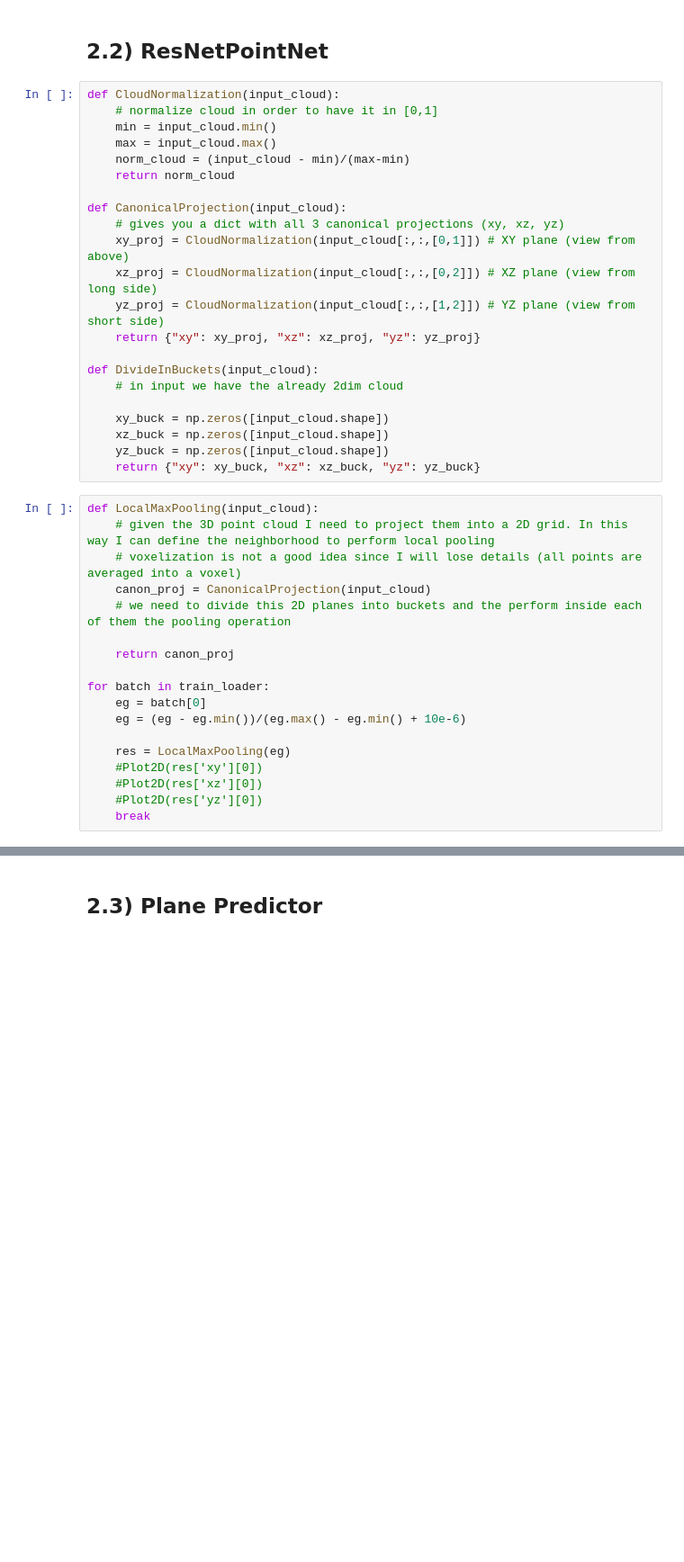
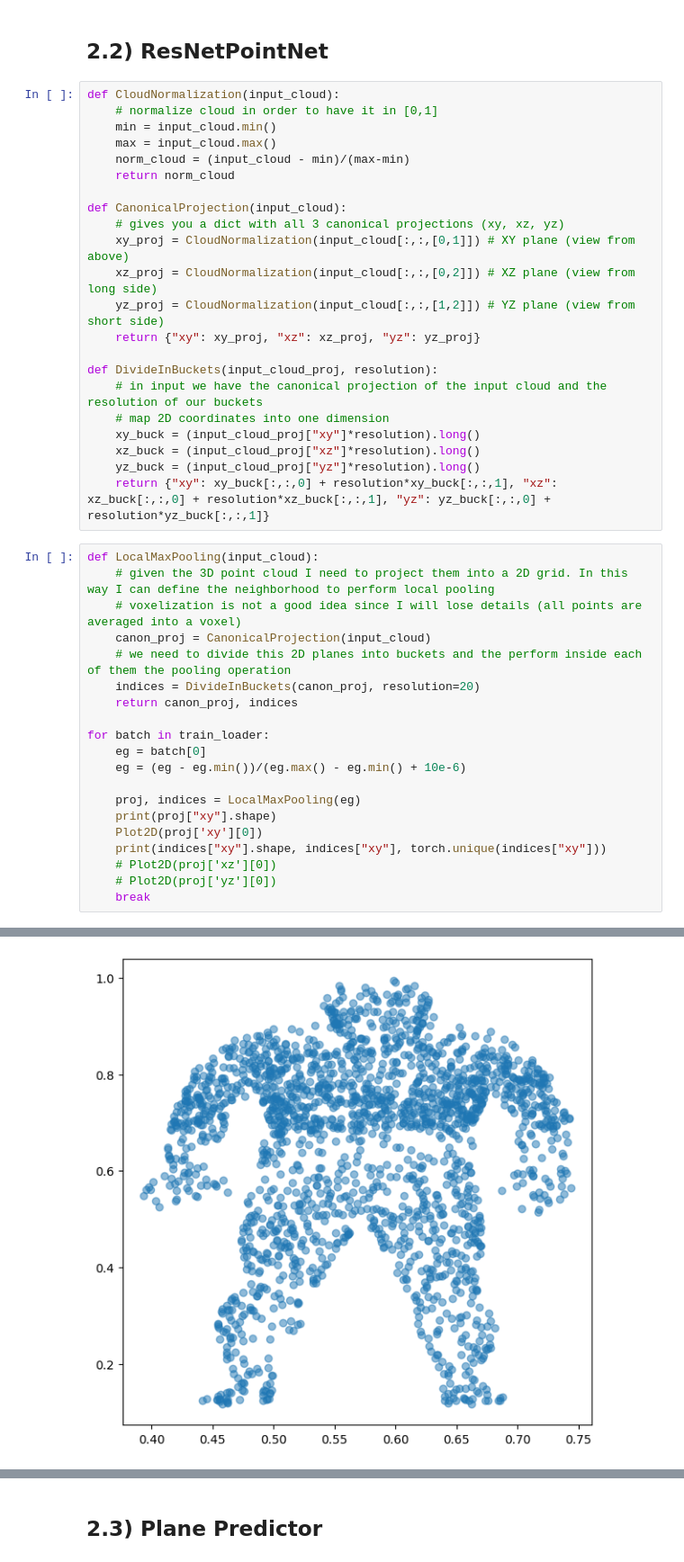
Before and after one commit to EugenioBugli/PointCloud3D, a Jupyter notebook: PointCloud3D.ipynb, the cells around one changed output, grey strips where cells are left out. Shown at 90% size. Cells and saved outputs as stored; diff of their text form; blank space fills up the shorter version.

Commit message:
turn projections into 1D

```diff
--- a/PointCloud3D.ipynb
+++ b/PointCloud3D.ipynb
@@ -382,28 +382,31 @@ def CanonicalProjection(input_cloud):
     yz_proj = CloudNormalization(input_cloud[:,:,[1,2]]) # YZ plane (view from short side)
     return {"xy": xy_proj, "xz": xz_proj, "yz": yz_proj}
 
-def DivideInBuckets(input_cloud):
-    # in input we have the already 2dim cloud
-
-    xy_buck = np.zeros([input_cloud.shape])
-    xz_buck = np.zeros([input_cloud.shape])
-    yz_buck = np.zeros([input_cloud.shape])
-    return {"xy": xy_buck, "xz": xz_buck, "yz": yz_buck}
+def DivideInBuckets(input_cloud_proj, resolution):
+    # in input we have the canonical projection of the input cloud and the resolution of our buckets
+    # map 2D coordinates into one dimension
+    xy_buck = (input_cloud_proj["xy"]*resolution).long()
+    xz_buck = (input_cloud_proj["xz"]*resolution).long()
+    yz_buck = (input_cloud_proj["yz"]*resolution).long()
+    return {"xy": xy_buck[:,:,0] + resolution*xy_buck[:,:,1], "xz": xz_buck[:,:,0] + resolution*xz_buck[:,:,1], "yz": yz_buck[:,:,0] + resolution*yz_buck[:,:,1]}
 # %%
 def LocalMaxPooling(input_cloud):
     # given the 3D point cloud I need to project them into a 2D grid. In this way I can define the neighborhood to perform local pooling
     # voxelization is not a good idea since I will lose details (all points are averaged into a voxel)
     canon_proj = CanonicalProjection(input_cloud)
     # we need to divide this 2D planes into buckets and the perform inside each of them the pooling operation
-
-    return canon_proj
+    indices = DivideInBuckets(canon_proj, resolution=20)
+    return canon_proj, indices
 
 for batch in train_loader:
     eg = batch[0]
     eg = (eg - eg.min())/(eg.max() - eg.min() + 10e-6)
 
-    res = LocalMaxPooling(eg)
-    #Plot2D(res['xy'][0])
-    #Plot2D(res['xz'][0])
-    #Plot2D(res['yz'][0])
+    proj, indices = LocalMaxPooling(eg)
+    print(proj["xy"].shape)
+    Plot2D(proj['xy'][0])
+    print(indices["xy"].shape, indices["xy"], torch.unique(indices["xy"]))
+    # Plot2D(proj['xz'][0])
+    # Plot2D(proj['yz'][0])
     break
+# %% [output]
@@ -409,0 +414 @@ for batch in train_loader:
+[figure, added]
```
Also changed, not shown: parts of 1 cell of this notebook.
